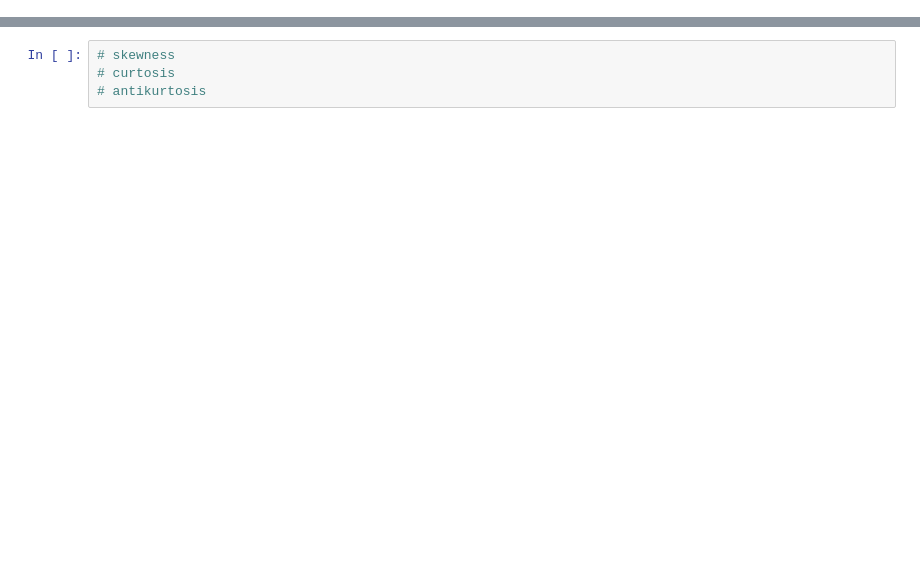
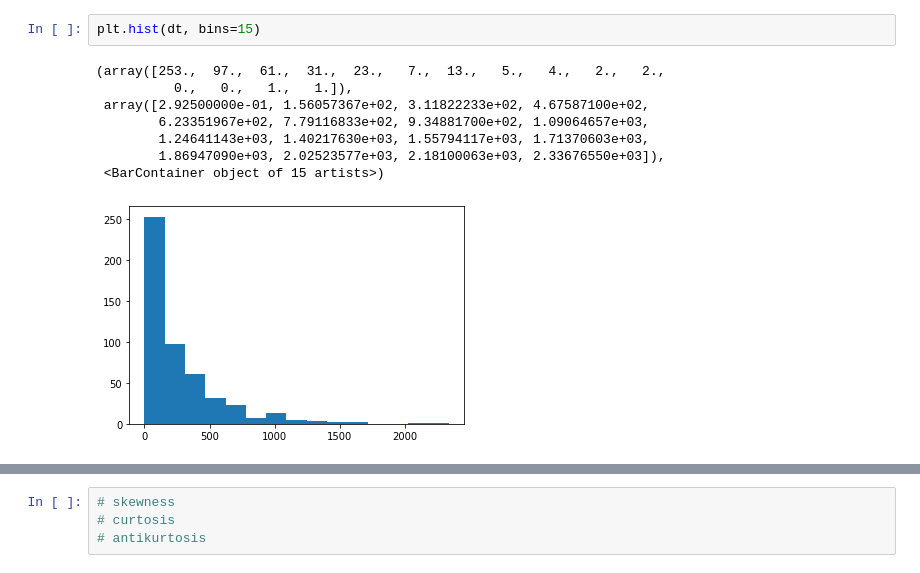
Before and after one commit to Evgen1ch/Statistics-lab-1, a Jupyter notebook: test.ipynb, the cells around one changed output, grey strips where cells are left out. Saved outputs shown, nothing was run; the diff lists cells and outputs as text; blank space fills up the shorter version.

Commit message:
Added histogram, KDE, PDF, prob paper, outliers detection.

```diff
--- a/test.ipynb
+++ b/test.ipynb
@@ -61,0 +62,11 @@ info
+# %%
+plt.hist(dt, bins=15)
+# %% [output]
+(array([253.,  97.,  61.,  31.,  23.,   7.,  13.,   5.,   4.,   2.,   2.,
+          0.,   0.,   1.,   1.]),
+ array([2.92500000e-01, 1.56057367e+02, 3.11822233e+02, 4.67587100e+02,
+        6.23351967e+02, 7.79116833e+02, 9.34881700e+02, 1.09064657e+03,
+        1.24641143e+03, 1.40217630e+03, 1.55794117e+03, 1.71370603e+03,
+        1.86947090e+03, 2.02523577e+03, 2.18100063e+03, 2.33676550e+03]),
+ <BarContainer object of 15 artists>)
+[figure, added]
```
Also changed, not shown: parts of 19 cells of this notebook, 13 other files.
